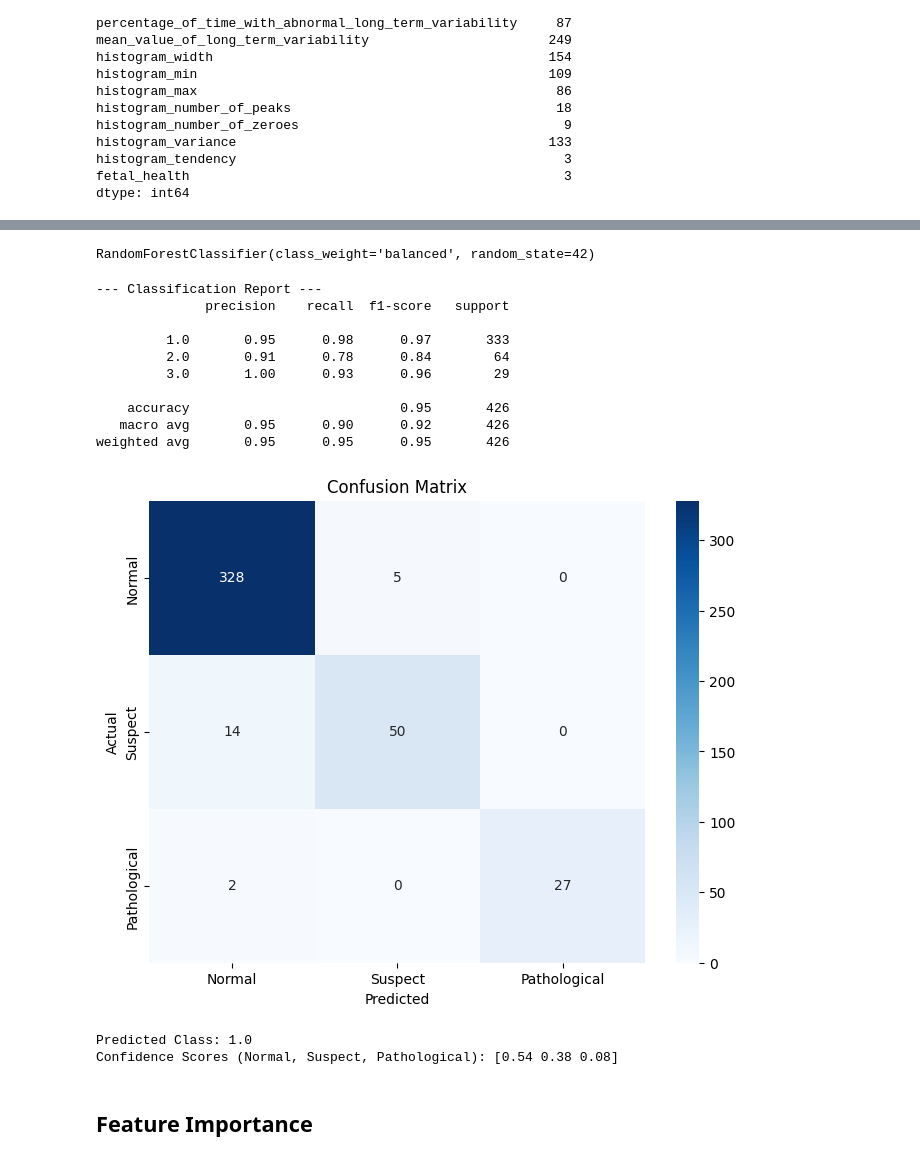
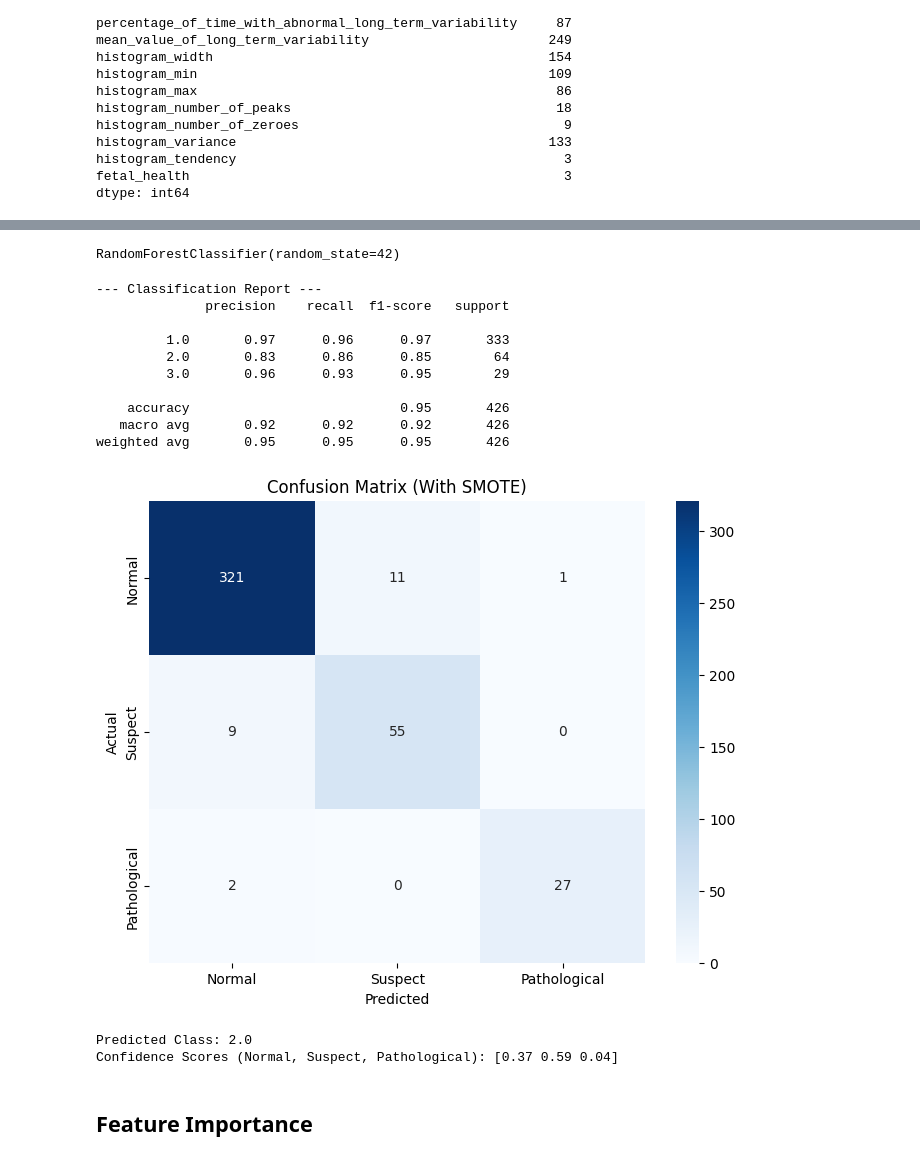
Before and after one commit to preetha-pallavi/AI-Powered-Fetal-Health-Assistant, a Jupyter notebook: Fetal_Health_Classification.ipynb, the cells around one changed output, grey strips where cells are left out. Saved outputs shown, nothing was run; the diff lists cells and outputs as text; code cells hidden in the pictures.

Commit message:
Update model with SMOTE, switch to OpenAI, update app and LLM

```diff
--- a/Fetal_Health_Classification.ipynb
+++ b/Fetal_Health_Classification.ipynb
@@ -221,8 +222,18 @@ import matplotlib.pyplot as plt
 X = df_final.drop('fetal_health', axis=1)
 y = df_final['fetal_health']
 
-X_train,X_test,y_train,y_test = train_test_split(X,y, test_size=0.20, random_state=42)
+X_train, X_test, y_train, y_test = train_test_split(X, y, test_size=0.20, random_state=42)
 
 scaler = StandardScaler()
 X_train_scaled = scaler.fit_transform(X_train)
 X_test_scaled = scaler.transform(X_test)
+
+# Apply SMOTE to balance classes in training data
+print("Class distribution BEFORE SMOTE:")
+print(pd.Series(y_train).value_counts())
+
+smote = SMOTE(random_state=42)
+X_train_scaled, y_train = smote.fit_resample(X_train_scaled, y_train)
+
+print("\nClass distribution AFTER SMOTE:")
+print(pd.Series(y_train).value_counts())
@@ -229,10 +254,10 @@ X_test_scaled = scaler.transform(X_test)
 # %%
-# We use class_weight='balanced' because your classes are imbalanced
-rf_model = RandomForestClassifier(n_estimators=100, random_state=42, class_weight='balanced')
+# SMOTE handles class imbalance — no need for class_weight='balanced'
+rf_model = RandomForestClassifier(n_estimators=100, random_state=42)
 
 rf_model.fit(X_train_scaled, y_train)
 # %% [output]
-RandomForestClassifier(class_weight='balanced', random_state=42)
+RandomForestClassifier(random_state=42)
 # %%
 # 3. Predict on the Test Set
 y_pred = rf_model.predict(X_test_scaled)
@@ -244,25 +269,25 @@ print(classification_report(y_test, y_pred))
 --- Classification Report ---
               precision    recall  f1-score   support
 
-         1.0       0.95      0.98      0.97       333
-         2.0       0.91      0.78      0.84        64
-         3.0       1.00      0.93      0.96        29
+         1.0       0.97      0.96      0.97       333
+         2.0       0.83      0.86      0.85        64
+         3.0       0.96      0.93      0.95        29
 
     accuracy                           0.95       426
-   macro avg       0.95      0.90      0.92       426
+   macro avg       0.92      0.92      0.92       426
 weighted avg       0.95      0.95      0.95       426
 # %%
 cm = confusion_matrix(y_test, y_pred)
 plt.figure(figsize=(8,6))
 sns.heatmap(cm, annot=True, fmt='d', cmap='Blues',
             xticklabels=['Normal', 'Suspect', 'Pathological'],
             yticklabels=['Normal', 'Suspect', 'Pathological'])
 plt.xlabel('Predicted')
 plt.ylabel('Actual')
-plt.title('Confusion Matrix')
+plt.title('Confusion Matrix (With SMOTE)')
 plt.show()
 # %% [output]
-[figure, old version]
+[figure, new version]
 # %%
 new_patient = np.array([[135, 0.001, 0.0, 0.005, 0.002, 0.0, 0.001, 60, 0.8, 15, 10, 120, 80, 200, 5, 0, 20, 0]])
 
@@ -276,8 +301,8 @@ probability = rf_model.predict_proba(new_patient_scaled)
 print(f"Predicted Class: {prediction[0]}")
 print(f"Confidence Scores (Normal, Suspect, Pathological): {probability[0]}")
 # %% [output]
-Predicted Class: 1.0
-Confidence Scores (Normal, Suspect, Pathological): [0.54 0.38 0.08]
+Predicted Class: 2.0
+Confidence Scores (Normal, Suspect, Pathological): [0.37 0.59 0.04]
 # %% [markdown]
 ## Feature Importance
 # %%
```
Also changed, not shown: parts of 5 cells of this notebook, 4 other files.
